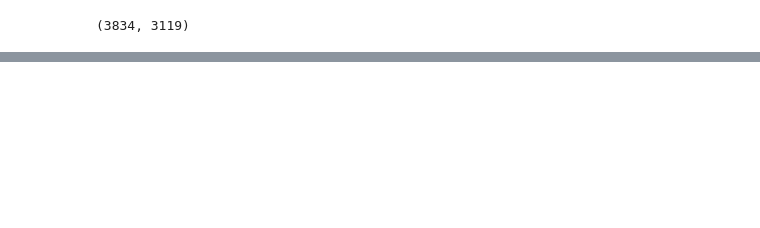
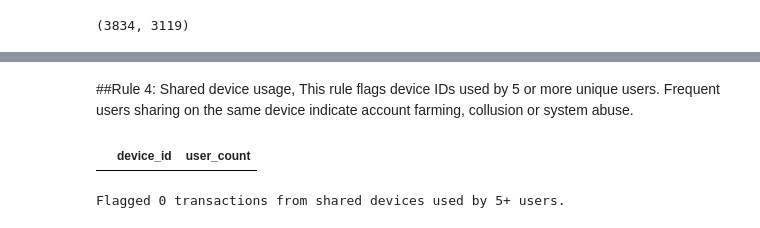
Before and after one commit to michelleyong7/Fraud-Detection-Analysis, a Jupyter notebook: notebooks/fraud_detection_analysis.ipynb, the cells around one changed output, grey strips where cells are left out. Drawn from its saved outputs; the diff is of its cells as text; code cells hidden in the pictures; blank space fills up the shorter version.

```diff
--- a/notebooks/fraud_detection_analysis.ipynb
+++ b/notebooks/fraud_detection_analysis.ipynb
@@ -150,0 +170,9 @@ ModuleNotFoundError: No module named 'matplotlib'
+# %%
+df = df.merge(
+    refund_heavy_users[['user_id', 'month']],
+    on=['user_id', 'month'],
+    how='left',
+    indicator=True
+)
+df['refund_heavy_flag'] = (df['_merge'] == 'both').astype(int)
+df.drop(columns=['_merge'], inplace=True)
@@ -150,0 +181,11 @@ ModuleNotFoundError: No module named 'matplotlib'
+# %% [markdown]
+##Rule 4: Shared device usage,
+This rule flags device IDs used by 5 or more unique users.
+Frequent users sharing on the same device indicate account farming, collusion or system abuse.
+# %%
+shared_devices = df.groupby('device_id')['user_id'].nunique().reset_index(name='user_count')
+# %%
+abused_devices = shared_devices[shared_devices['user_count'] >= 5]
+abused_devices.head()
+# %% [output]
+|  | device_id | user_count |
@@ -150,0 +198,4 @@ ModuleNotFoundError: No module named 'matplotlib'
+# %%
+print(f"Flagged {df['shared_device_flag'].sum()} transactions from shared devices used by 5+ users.")
+# %% [output]
+Flagged 0 transactions from shared devices used by 5+ users.
```
Also changed, not shown: parts of 34 cells of this notebook.
